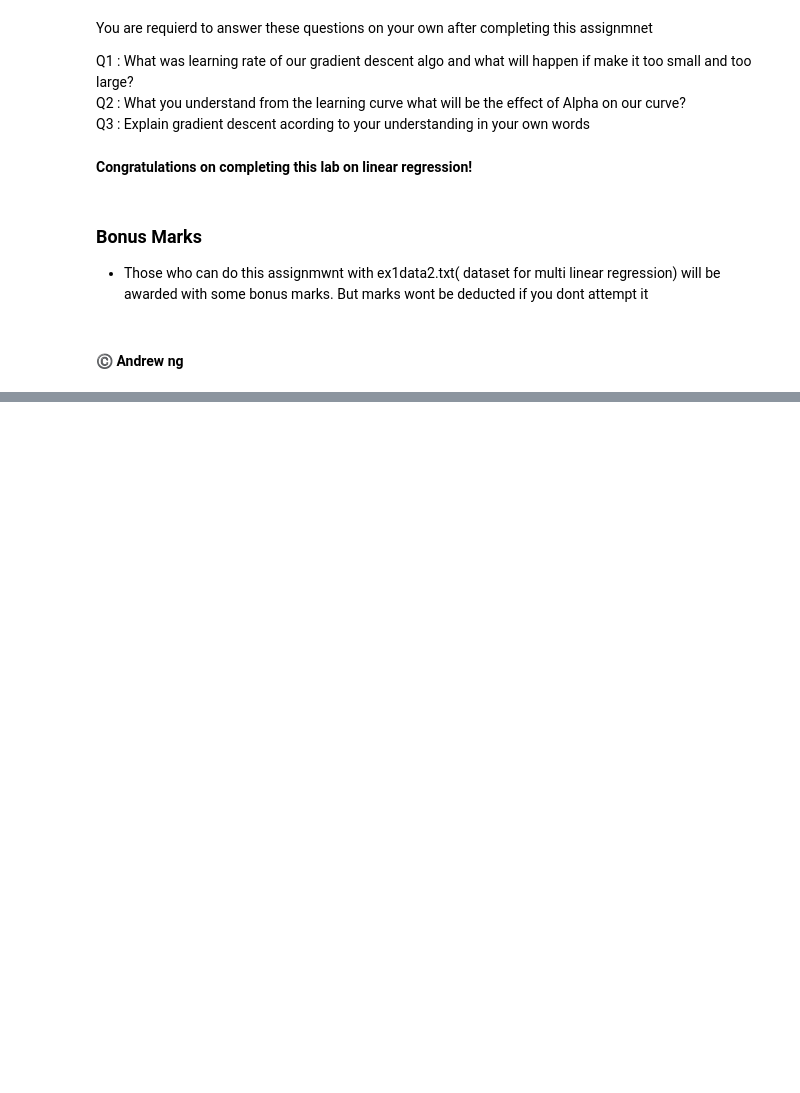
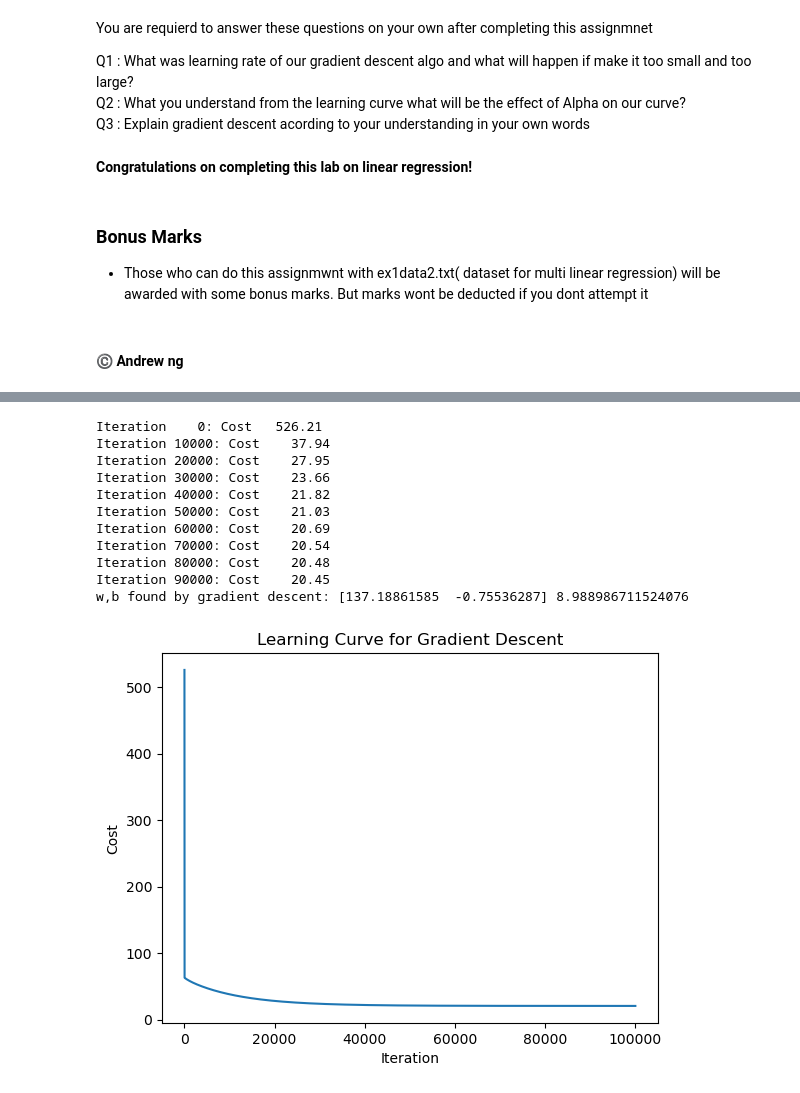
Before and after one commit to HaiderManzoor/gradient_descent_regre, a Jupyter notebook: Regression_GD_.ipynb, the cells around one changed output, grey strips where cells are left out. Cells and saved outputs as stored; diff of their text form; code cells hidden in the pictures; blank space fills up the shorter version.

```diff
--- a/Regression_GD_.ipynb
+++ b/Regression_GD_.ipynb
@@ -632,0 +678,22 @@ Q3 : Explain gradient descent acording to your understanding in your own words
+# %%
+# # UNQ_C2
+# # GRADED FUNCTION: compute_gradient
+def compute_gradient(X, y, w, b):
+    """
+    Computes the gradient for linear regression.
+
+    Args:
+        X (ndarray): Shape (m, n) Input to the model (features)
+        y (ndarray): Shape (m,) Label (target variable)
+        w (ndarray): Shape (n,) Weight vector
+        b (scalar): Bias term
+
+    Returns:
+        dw (ndarray): Gradient of the cost function with respect to w
+        db (scalar): Gradient of the cost function with respect to b
+    """
+    m = X.shape[0]
+    predictions = (np.dot(X, w) + b)
+    dw = np.dot(X.T, (predictions - y)) / m
+    db = np.sum(predictions - y) / m
+    return dw, db
@@ -632,0 +779,33 @@ Q3 : Explain gradient descent acording to your understanding in your own words
+# %%
+# initialize fitting parameters. Recall that the shape of w is (n,)
+initial_w = np.zeros(x_train.shape[1])
+initial_b = 0.
+# some gradient descent settings
+iterations = 100000
+
+alpha = .01
+
+w,b,J_history,_ = gradient_descent(x_train ,y_train, initial_w, initial_b,
+                     compute_cost, compute_gradient, alpha, iterations)
+print("w,b found by gradient descent:", w, b)
+
+#To get the basic idea of how the cost function varies with the parameters,
+# Plot the learning curve
+plt.plot(range(iterations), J_history)
+plt.xlabel('Iteration')
+plt.ylabel('Cost')
+plt.title('Learning Curve for Gradient Descent')
+plt.show()
+# %% [output]
+Iteration    0: Cost   526.21
+Iteration 10000: Cost    37.94
+Iteration 20000: Cost    27.95
+Iteration 30000: Cost    23.66
+Iteration 40000: Cost    21.82
+Iteration 50000: Cost    21.03
+Iteration 60000: Cost    20.69
+Iteration 70000: Cost    20.54
+Iteration 80000: Cost    20.48
+Iteration 90000: Cost    20.45
+w,b found by gradient descent: [137.18861585  -0.75536287] 8.988986711524076
+[figure, added]
```
Also changed, not shown: parts of 16 cells of this notebook.
